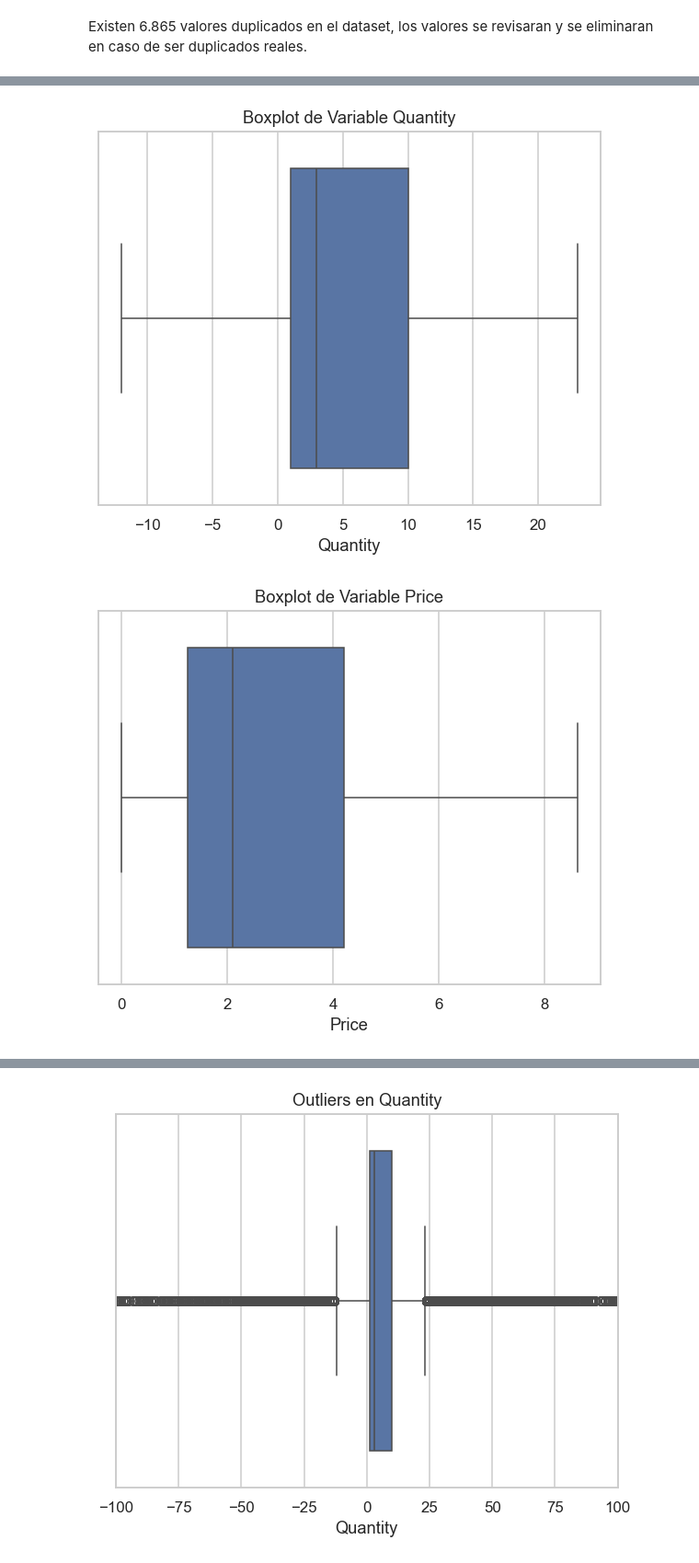
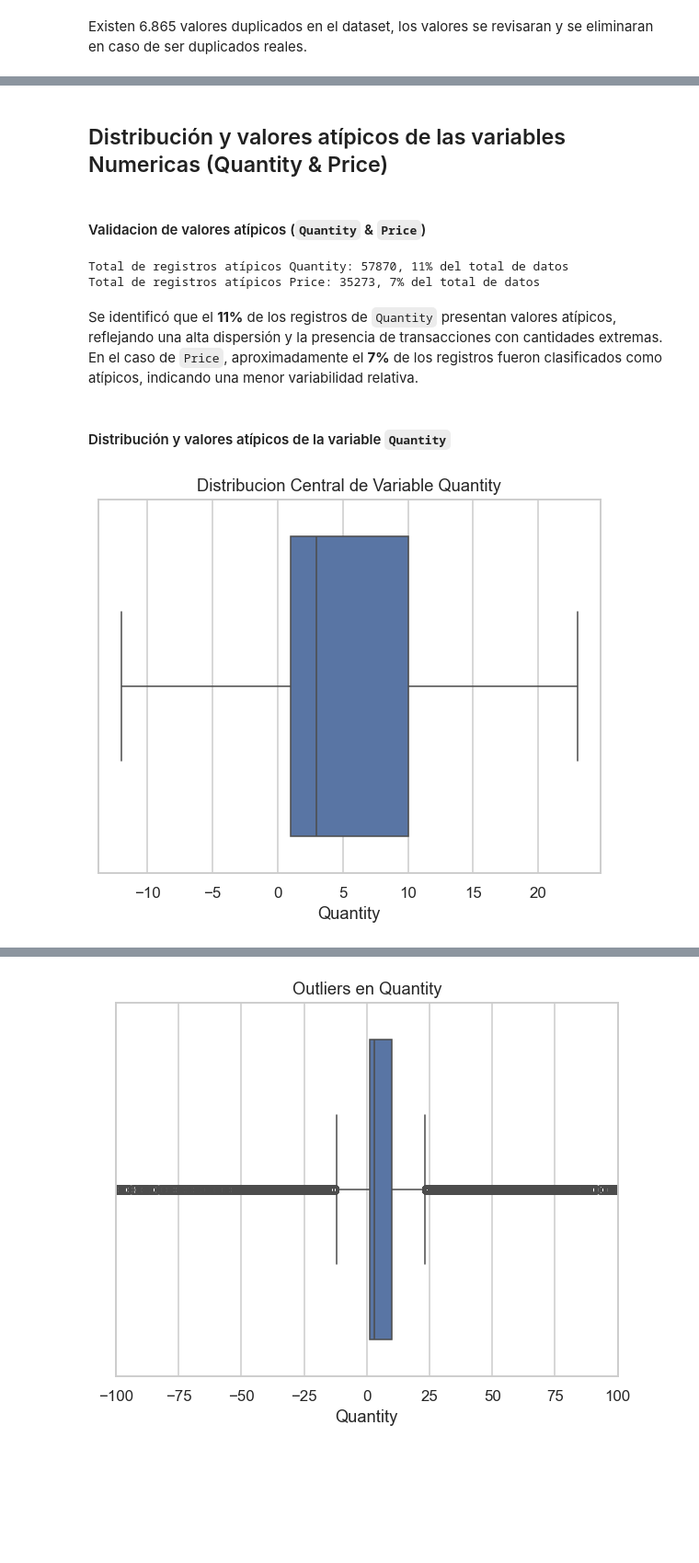
Before and after one commit to DaLeedev/CLTV_PROJECT, a Jupyter notebook: notebooks/01_Exploracion Inicial.ipynb, the cells around one changed output, grey strips where cells are left out. Shown at 92% size. Drawn from its saved outputs; the diff is of its cells as text; code cells hidden in the pictures; blank space fills up the shorter version.

```diff
--- a/notebooks/01_Exploracion Inicial.ipynb
+++ b/notebooks/01_Exploracion Inicial.ipynb
@@ -147,15 +152,38 @@ memory usage: 32.1+ MB
+# %% [markdown]
+## Distribución y valores atípicos de las variables Numericas (Quantity & Price)
+# %% [markdown]
+#### Validacion de valores atípicos (`Quantity` & `Price`)
+# %%
+# Definir la Columna y Calcular Límites
+columnas = ['Quantity', 'Price']
+
+for columna in columnas:
+  Q1 = df[columna].quantile(0.25) # se obvtienen primer cuartil
+  Q3 = df[columna].quantile(0.75) # se obtiene tercer cuartil
+  IQR = Q3 - Q1 # rango intercuartil o tamaño de la caja
+  limite_inferior = Q1 - 1.5 * IQR #obtiene el limite inferior
+  limite_superior = Q3 + 1.5 * IQR # obtiene el limite superior
+
+
+  outliers_df = df[(df[columna] > limite_superior) | (df[columna] < limite_inferior)] # Se obtienen los outliers mediante filtro.
+
+  porcentaje = (len(outliers_df) / len(df)) * 100 #obtener porcentaje de outliers
+
+  print(f"Total de registros atípicos {columna}: {len(outliers_df)}, {porcentaje:.0f}% del total de datos")
+# %% [output]
+Total de registros atípicos Quantity: 57870, 11% del total de datos
+Total de registros atípicos Price: 35273, 7% del total de datos
+# %% [markdown]
+Se identificó que el **11%** de los registros de `Quantity` presentan valores atípicos, reflejando una alta dispersión y la presencia de transacciones con cantidades extremas. En el caso de `Price`, aproximadamente el **7%** de los registros fueron clasificados como atípicos, indicando una menor variabilidad relativa.
+# %% [markdown]
+#### Distribución y valores atípicos de la variable `Quantity`
 # %%
 import seaborn as sns
 import matplotlib.pyplot as plt
 
-plt.title('Boxplot de Variable Quantity')
-sns.boxplot(x=df['Quantity'], showfliers=False) #Filtro para ver districubucion central sin outliers
+plt.title('Distribucion Central de Variable Quantity')
+sns.boxplot(x=df['Quantity'], showfliers=False) #Filtro para ver distribucion central sin outliers
 plt.show()
-
-plt.title('Boxplot de Variable Price')
-sns.boxplot(x=df['Price'], showfliers=False)
-plt.show()
 # %% [output]
-[figure, old version]
+[figure, new version]
-[figure, removed]
 # %% [markdown]
```
Also changed, not shown: parts of 22 cells of this notebook.
